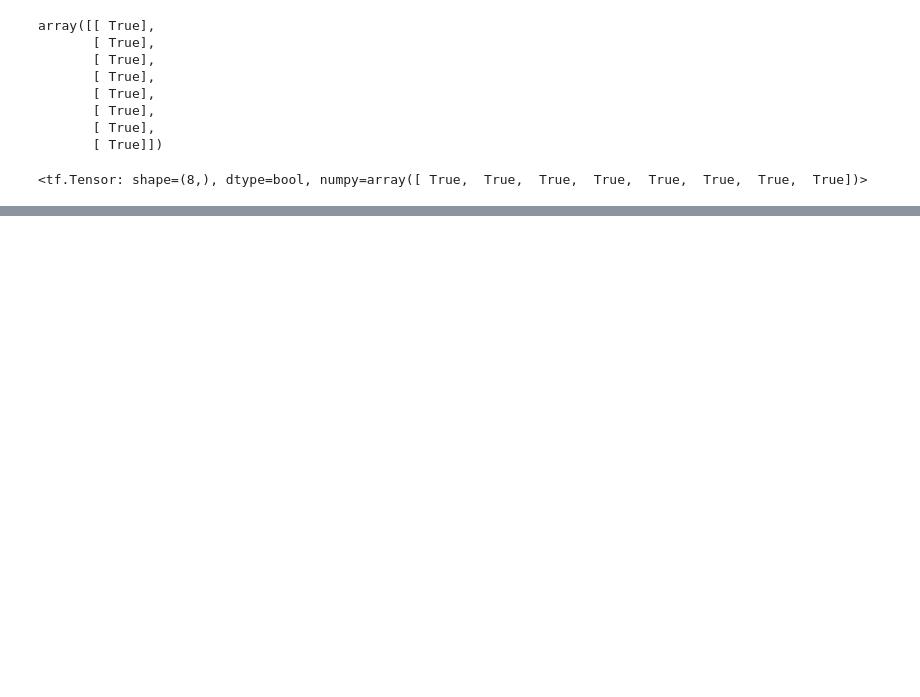
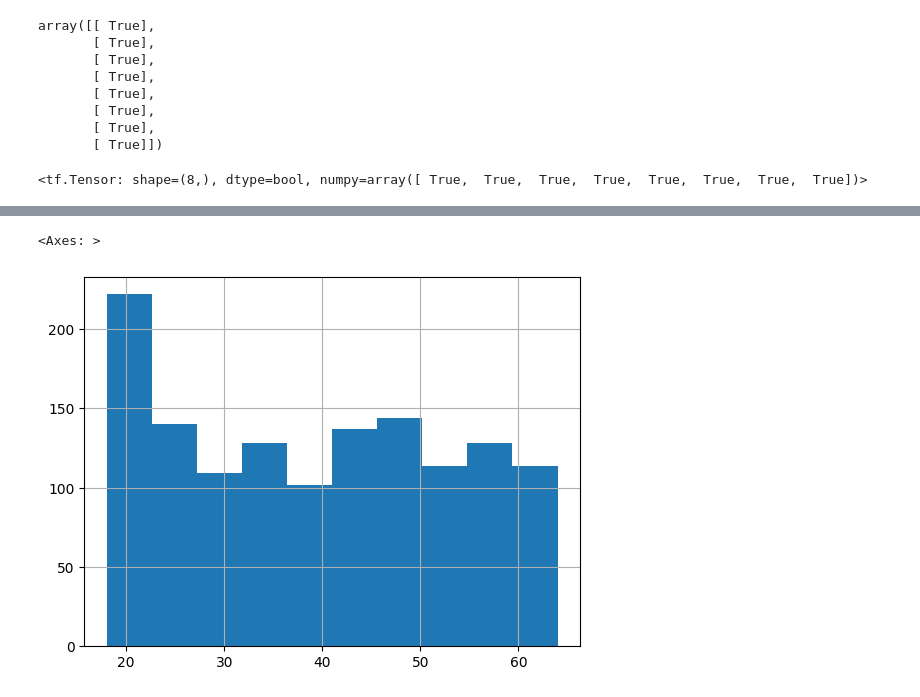
Before and after one commit to ryzhokhina/Tensorflow-Dev-Exam-Preparation, a Jupyter notebook: 01_tensorflow_NN_regression.ipynb, the cells around one changed output, grey strips where cells are left out. Drawn from its saved outputs; the diff is of its cells as text; code cells hidden in the pictures; blank space fills up the shorter version.

```diff
--- a/01_tensorflow_NN_regression.ipynb
+++ b/01_tensorflow_NN_regression.ipynb
@@ -335,0 +342,2 @@ tf.squeeze(y2) == y_predict
+# %%
+insurance = pd.read_csv('https://raw.githubusercontent.com/stedy/Machine-Learning-with-R-datasets/master/insurance.csv')
@@ -335,0 +397,4 @@ tf.squeeze(y2) == y_predict
+# %%
+data_insurance = pd.get_dummies(insurance)
+# %%
+X_data = data_insurance.loc[:, ~data_insurance.columns.isin(["charges"])]
@@ -335,0 +593,5 @@ tf.squeeze(y2) == y_predict
+# %%
+X_data.age.hist()
+# %% [output]
+<Axes: >
+[figure, added]
```
Also changed, not shown: parts of 58 cells of this notebook.
